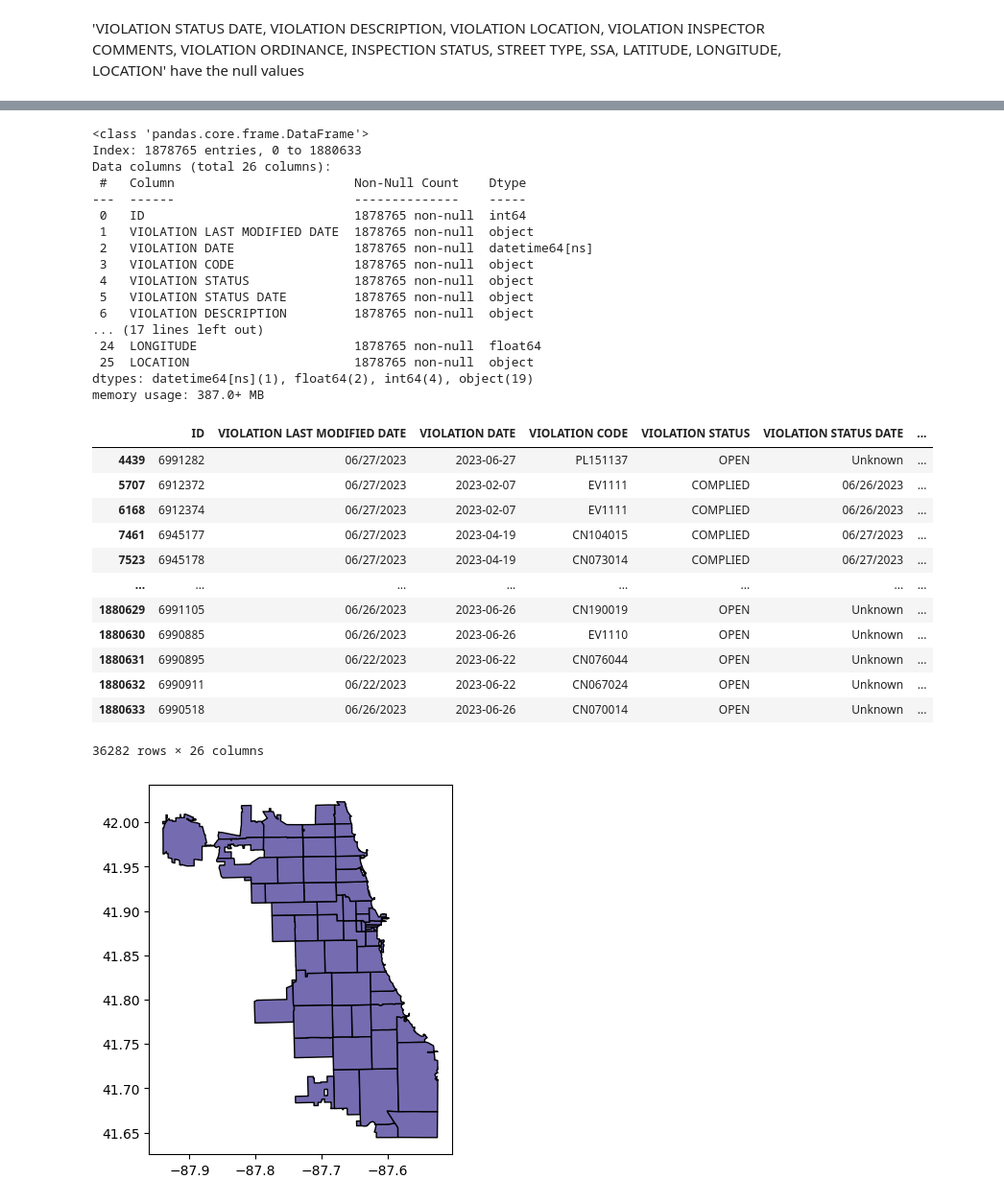
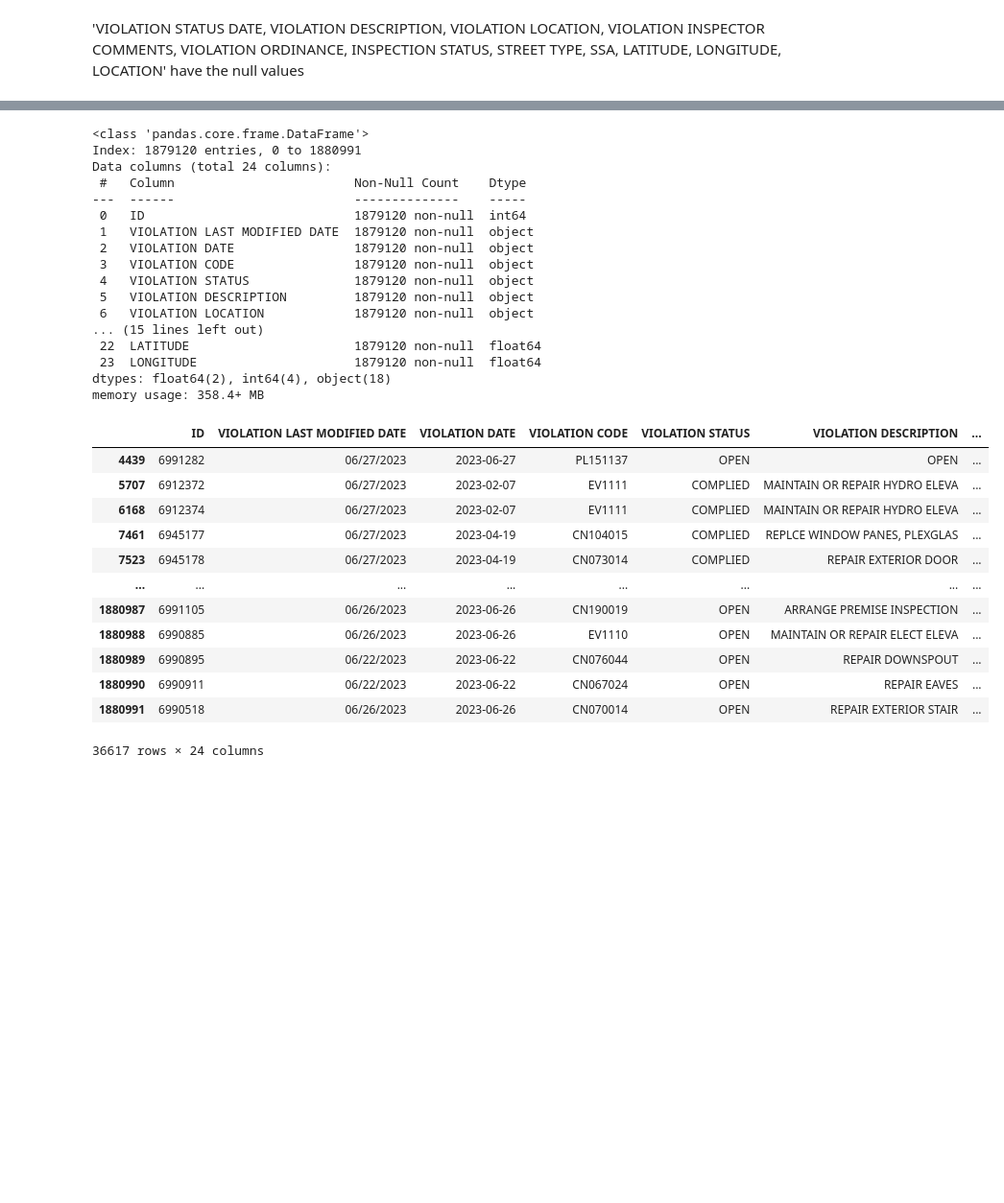
Before and after one commit to uic-cs424/assignment-2-chicago-bears, a Jupyter notebook: main.ipynb, the cells around one changed output, grey strips where cells are left out. Shown: that part at 96% size. Saved outputs shown, nothing was run; the diff lists cells and outputs as text; code cells hidden in the pictures; blank space fills up the shorter version.

```diff
--- a/main.ipynb
+++ b/main.ipynb
@@ -20,4 +32,6 @@ df_src.head()
 # %%
+# drop some unuseful columns
+df_src=df_src.drop(columns=['VIOLATION STATUS DATE', 'LOCATION'])
 # check all columns, types, and the NaN
 df_src.info(verbose=True, show_counts=True)
 # %% [output]
@@ -42,7 +56,7 @@ memory usage: 373.1+ MB
 'VIOLATION STATUS DATE, VIOLATION DESCRIPTION, VIOLATION LOCATION, VIOLATION INSPECTOR COMMENTS, VIOLATION ORDINANCE, INSPECTION STATUS, STREET TYPE, SSA, LATITUDE, LONGITUDE, LOCATION' have the null values
 # %%
 ## delete rows that latitude, longitude, location is null
-df_nonNull = df_src[["LATITUDE", "LONGITUDE", "LOCATION"]].notnull().all(1)
+df_nonNull = df_src[["LATITUDE", "LONGITUDE"]].notnull().all(1)
 df_src = df_src[df_nonNull]
 df_src
 # %% [output]
@@ -82,41 +96,38 @@ df_src
 df_src.info(verbose=True, show_counts=True)
 # %% [output]
 <class 'pandas.core.frame.DataFrame'>
-Index: 1878765 entries, 0 to 1880633
-Data columns (total 26 columns):
+Index: 1879120 entries, 0 to 1880991
+Data columns (total 24 columns):
  #   Column                        Non-Null Count    Dtype
 ---  ------                        --------------    -----
- 0   ID                            1878765 non-null  int64
- 1   VIOLATION LAST MODIFIED DATE  1878765 non-null  object
- 2   VIOLATION DATE                1878765 non-null  datetime64[ns]
- 3   VIOLATION CODE                1878765 non-null  object
- 4   VIOLATION STATUS              1878765 non-null  object
- 5   VIOLATION STATUS DATE         1878765 non-null  object
- 6   VIOLATION DESCRIPTION         1878765 non-null  object
-... (17 lines left out)
- 24  LONGITUDE                     1878765 non-null  float64
- 25  LOCATION                      1878765 non-null  object
-dtypes: datetime64[ns](1), float64(2), int64(4), object(19)
-memory usage: 387.0+ MB
+ 0   ID                            1879120 non-null  int64
+ 1   VIOLATION LAST MODIFIED DATE  1879120 non-null  object
+ 2   VIOLATION DATE                1879120 non-null  object
+ 3   VIOLATION CODE                1879120 non-null  object
+ 4   VIOLATION STATUS              1879120 non-null  object
+ 5   VIOLATION DESCRIPTION         1879120 non-null  object
+ 6   VIOLATION LOCATION            1879120 non-null  object
+... (15 lines left out)
+ 22  LATITUDE                      1879120 non-null  float64
+ 23  LONGITUDE                     1879120 non-null  float64
+dtypes: float64(2), int64(4), object(18)
+memory usage: 358.4+ MB
 # %%
-# conver 'VIOLATION DATE' type from object to datetime
+# converted 'VIOLATION DATE' type from object to datetime
 df_src["VIOLATION DATE"] = pd.to_datetime(df_src["VIOLATION DATE"])
-df_src
 df_2023 = df_src[df_src['VIOLATION DATE'] > '2023-01-01']
-gdf.plot(figsize=(5,5), color='#756bb1', edgecolor='black')
 df_2023
 # %% [output]
-|  | ID | VIOLATION LAST MODIFIED DATE | VIOLATION DATE | VIOLATION CODE | VIOLATION STATUS | VIOLATION STATUS DATE | ... |
-| 4439 | 6991282 | 06/27/2023 | 2023-06-27 | PL151137 | OPEN | Unknown | ... |
-| 5707 | 6912372 | 06/27/2023 | 2023-02-07 | EV1111 | COMPLIED | 06/26/2023 | ... |
-| 6168 | 6912374 | 06/27/2023 | 2023-02-07 | EV1111 | COMPLIED | 06/26/2023 | ... |
-| 7461 | 6945177 | 06/27/2023 | 2023-04-19 | CN104015 | COMPLIED | 06/27/2023 | ... |
-| 7523 | 6945178 | 06/27/2023 | 2023-04-19 | CN073014 | COMPLIED | 06/27/2023 | ... |
+|  | ID | VIOLATION LAST MODIFIED DATE | VIOLATION DATE | VIOLATION CODE | VIOLATION STATUS | VIOLATION DESCRIPTION | ... |
+| 4439 | 6991282 | 06/27/2023 | 2023-06-27 | PL151137 | OPEN | OPEN | ... |
+| 5707 | 6912372 | 06/27/2023 | 2023-02-07 | EV1111 | COMPLIED | MAINTAIN OR REPAIR HYDRO ELEVA | ... |
+| 6168 | 6912374 | 06/27/2023 | 2023-02-07 | EV1111 | COMPLIED | MAINTAIN OR REPAIR HYDRO ELEVA | ... |
+| 7461 | 6945177 | 06/27/2023 | 2023-04-19 | CN104015 | COMPLIED | REPLCE WINDOW PANES, PLEXGLAS | ... |
+| 7523 | 6945178 | 06/27/2023 | 2023-04-19 | CN073014 | COMPLIED | REPAIR EXTERIOR DOOR | ... |
 | ... | ... | ... | ... | ... | ... | ... | ... |
-| 1880629 | 6991105 | 06/26/2023 | 2023-06-26 | CN190019 | OPEN | Unknown | ... |
-| 1880630 | 6990885 | 06/26/2023 | 2023-06-26 | EV1110 | OPEN | Unknown | ... |
-| 1880631 | 6990895 | 06/22/2023 | 2023-06-22 | CN076044 | OPEN | Unknown | ... |
-| 1880632 | 6990911 | 06/22/2023 | 2023-06-22 | CN067024 | OPEN | Unknown | ... |
-| 1880633 | 6990518 | 06/26/2023 | 2023-06-26 | CN070014 | OPEN | Unknown | ... |
+| 1880987 | 6991105 | 06/26/2023 | 2023-06-26 | CN190019 | OPEN | ARRANGE PREMISE INSPECTION | ... |
+| 1880988 | 6990885 | 06/26/2023 | 2023-06-26 | EV1110 | OPEN | MAINTAIN OR REPAIR ELECT ELEVA | ... |
+| 1880989 | 6990895 | 06/22/2023 | 2023-06-22 | CN076044 | OPEN | REPAIR DOWNSPOUT | ... |
+| 1880990 | 6990911 | 06/22/2023 | 2023-06-22 | CN067024 | OPEN | REPAIR EAVES | ... |
+| 1880991 | 6990518 | 06/26/2023 | 2023-06-26 | CN070014 | OPEN | REPAIR EXTERIOR STAIR | ... |
-36282 rows × 26 columns
+36617 rows × 24 columns
-[figure, removed]
```
Also changed, not shown: parts of 8 cells of this notebook.
